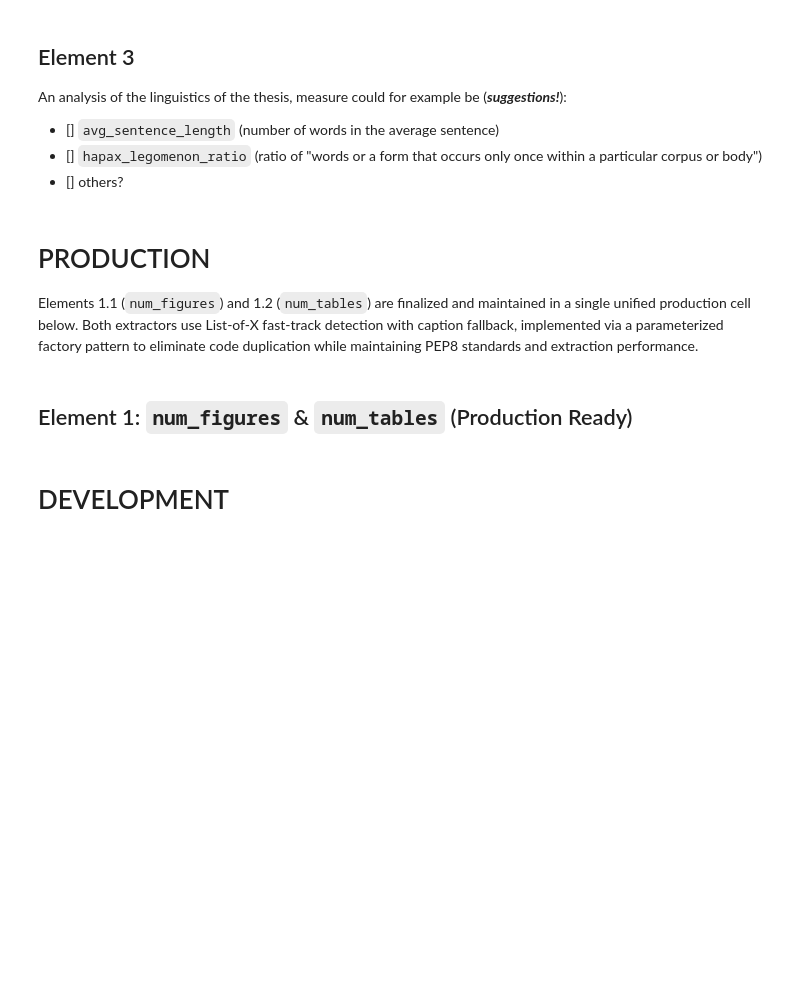
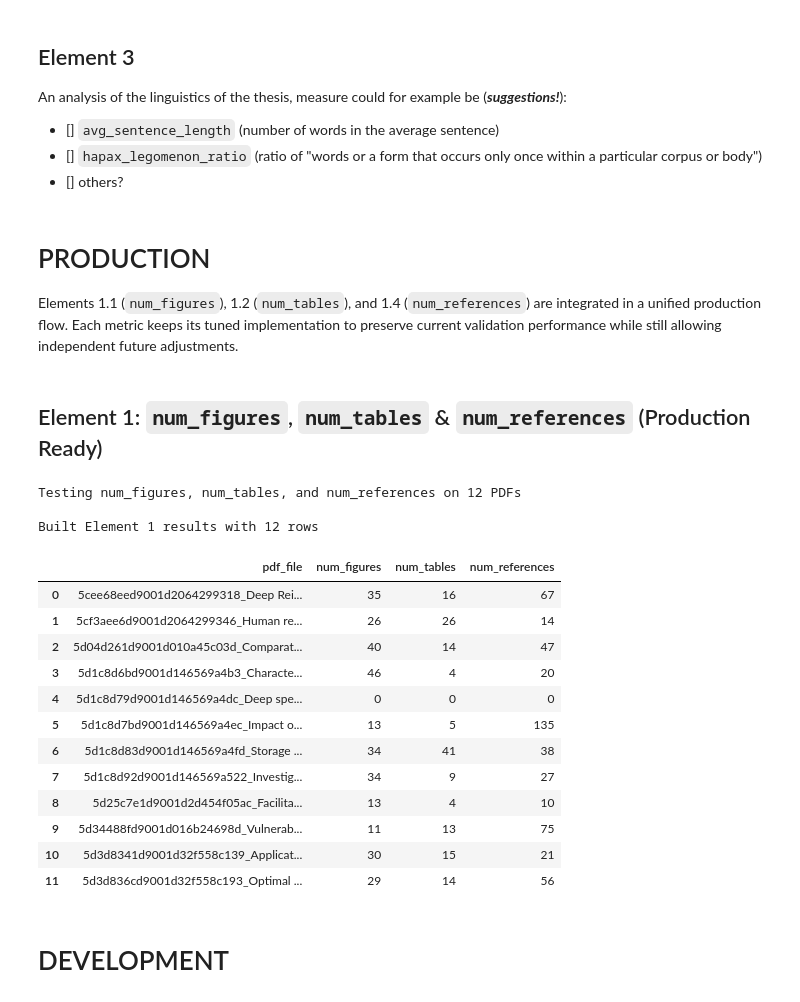
Before and after one commit to OliverKviat/Thesis_OCR, a Jupyter notebook: exstraction_more_from_pdf/thesis_stats_extractor.ipynb, the cells around one changed output. Drawn from its saved outputs; the diff is of its cells as text; code cells hidden in the pictures; blank space fills up the shorter version.

Commit message:
ready for maks

```diff
--- a/exstraction_more_from_pdf/thesis_stats_extractor.ipynb
+++ b/exstraction_more_from_pdf/thesis_stats_extractor.ipynb
@@ -22,7 +22,7 @@ An analysis of the linguistics of the thesis, measure could for example be (***s
 - [] others?
 # %% [markdown]
 # PRODUCTION
-Elements 1.1 (`num_figures`) and 1.2 (`num_tables`) are finalized and maintained in a single unified production cell below. Both extractors use List-of-X fast-track detection with caption fallback, implemented via a parameterized factory pattern to eliminate code duplication while maintaining PEP8 standards and extraction performance.
+Elements 1.1 (`num_figures`), 1.2 (`num_tables`), and 1.4 (`num_references`) are integrated in a unified production flow. Each metric keeps its tuned implementation to preserve current validation performance while still allowing independent future adjustments.
 # %%
 # ==== IMPORTS ====
 from pathlib import Path
@@ -30,5 +30,5 @@ import re
 import fitz
 import pandas as pd
 # %% [markdown]
-## Element 1: `num_figures` & `num_tables` (Production Ready)
+## Element 1: `num_figures`, `num_tables` & `num_references` (Production Ready)
 # %%
@@ -552,6 +618,6 @@ if callable(_archived_num_tables):
 # %%
-# ==== MAIN EXECUTION (Element 1.1 & 1.2) ====
-# Production test run for metrics: num_figures and num_tables
+# ==== MAIN EXECUTION (Element 1.1, 1.2 & 1.4) ====
+# Production test run for metrics: num_figures, num_tables, and num_references
 
 local_pdf_root = Path("../Data/RAW_test")
 pdf_paths = sorted(local_pdf_root.rglob("*.pdf"))
@@ -559,6 +625,7 @@ pdf_paths = sorted(local_pdf_root.rglob("*.pdf"))
 # Debug controls for false-positive inspection
 DEBUG_NUM_FIGURES = False  # True
 DEBUG_NUM_TABLES = False  # True
+DEBUG_NUM_REFERENCES = False  # True
 DEBUG_MAX_FILES = 3
 
 ### ---- LOAD PDFs ---- ###
@@ -588,42 +655,68 @@ else:
             selected_paths = []
     print_outputs = input("Print outputs for each file? (y/N): ").strip().lower()
 
-### ---- 1.1 & 1.2: Extract metrics ---- ###
+### ---- 1.1, 1.2 & 1.4: Extract metrics ---- ###
 records = []
 if selected_paths:
-    print(f"Testing num_figures and num_tables on {len(selected_paths)} PDFs")
-    if DEBUG_NUM_FIGURES or DEBUG_NUM_TABLES:
+    print(f"Testing num_figures, num_tables, and num_references on {len(selected_paths)} PDFs")
+    if DEBUG_NUM_FIGURES or DEBUG_NUM_TABLES or DEBUG_NUM_REFERENCES:
         print(f"Debug mode is ON (detailed output for first {DEBUG_MAX_FILES} files)")
 
     for idx, pdf_path in enumerate(selected_paths):
         try:
             debug_fig = DEBUG_NUM_FIGURES and idx < DEBUG_MAX_FILES
             debug_tab = DEBUG_NUM_TABLES and idx < DEBUG_MAX_FILES
+            debug_ref = DEBUG_NUM_REFERENCES and idx < DEBUG_MAX_FILES
             num_figures = extract_num_figures(str(pdf_path), debug=debug_fig)
             num_tables = extract_num_tables(str(pdf_path), debug=debug_tab)
+            num_references = extract_num_references(str(pdf_path), debug=debug_ref)
             records.append(
                 {
                     "pdf_file": pdf_path.name,
                     "num_figures": num_figures,
                     "num_tables": num_tables,
+                    "num_references": num_references,
                 }
             )
             if print_outputs == "y":
-                print(f"{pdf_path.name}\n  num_figures={num_figures}, num_tables={num_tables}")
+                print(
+                    f"{pdf_path.name}\n  num_figures={num_figures}, num_tables={num_tables}, num_references={num_references}"
+                )
         except Exception as e:
             print(f"[MAIN EXECUTION] Failed for {pdf_path}: {e}")
             records.append(
                 {
                     "pdf_file": pdf_path.name,
                     "num_figures": None,
                     "num_tables": None,
+                    "num_references": None,
                 }
             )
 
 # Finalized Element 1 table
-element1_df = pd.DataFrame(records, columns=["pdf_file", "num_figures", "num_tables"])
+element1_df = pd.DataFrame(
+    records,
+    columns=["pdf_file", "num_figures", "num_tables", "num_references"],
+)
 print(f"\nBuilt Element 1 results with {len(element1_df)} rows")
 display(element1_df)
+# %% [output]
+Testing num_figures, num_tables, and num_references on 12 PDFs
+
+Built Element 1 results with 12 rows
+|  | pdf_file | num_figures | num_tables | num_references |
+| 0 | 5cee68eed9001d2064299318_Deep Rei... | 35 | 16 | 67 |
+| 1 | 5cf3aee6d9001d2064299346_Human re... | 26 | 26 | 14 |
+| 2 | 5d04d261d9001d010a45c03d_Comparat... | 40 | 14 | 47 |
+| 3 | 5d1c8d6bd9001d146569a4b3_Characte... | 46 | 4 | 20 |
+| 4 | 5d1c8d79d9001d146569a4dc_Deep spe... | 0 | 0 | 0 |
+| 5 | 5d1c8d7bd9001d146569a4ec_Impact o... | 13 | 5 | 135 |
+| 6 | 5d1c8d83d9001d146569a4fd_Storage ... | 34 | 41 | 38 |
+| 7 | 5d1c8d92d9001d146569a522_Investig... | 34 | 9 | 27 |
+| 8 | 5d25c7e1d9001d2d454f05ac_Facilita... | 13 | 4 | 10 |
+| 9 | 5d34488fd9001d016b24698d_Vulnerab... | 11 | 13 | 75 |
+| 10 | 5d3d8341d9001d32f558c139_Applicat... | 30 | 15 | 21 |
+| 11 | 5d3d836cd9001d32f558c193_Optimal ... | 29 | 14 | 56 |
 # %% [markdown]
 # DEVELOPMENT
 # %%
```
Also changed, not shown: parts of 7 cells of this notebook.
